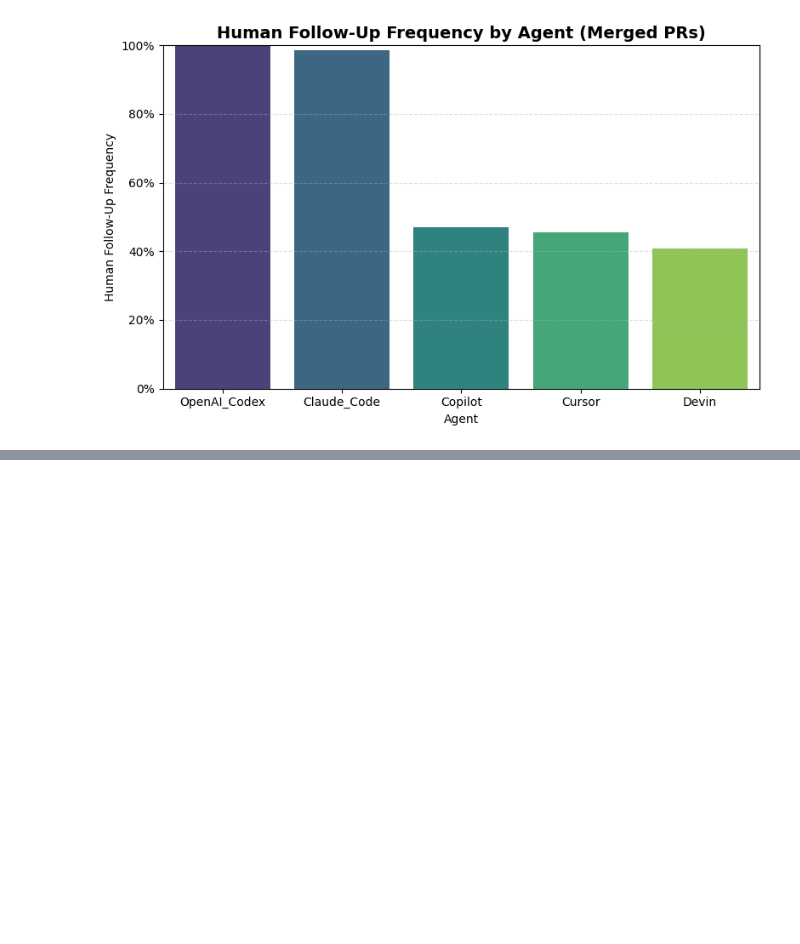
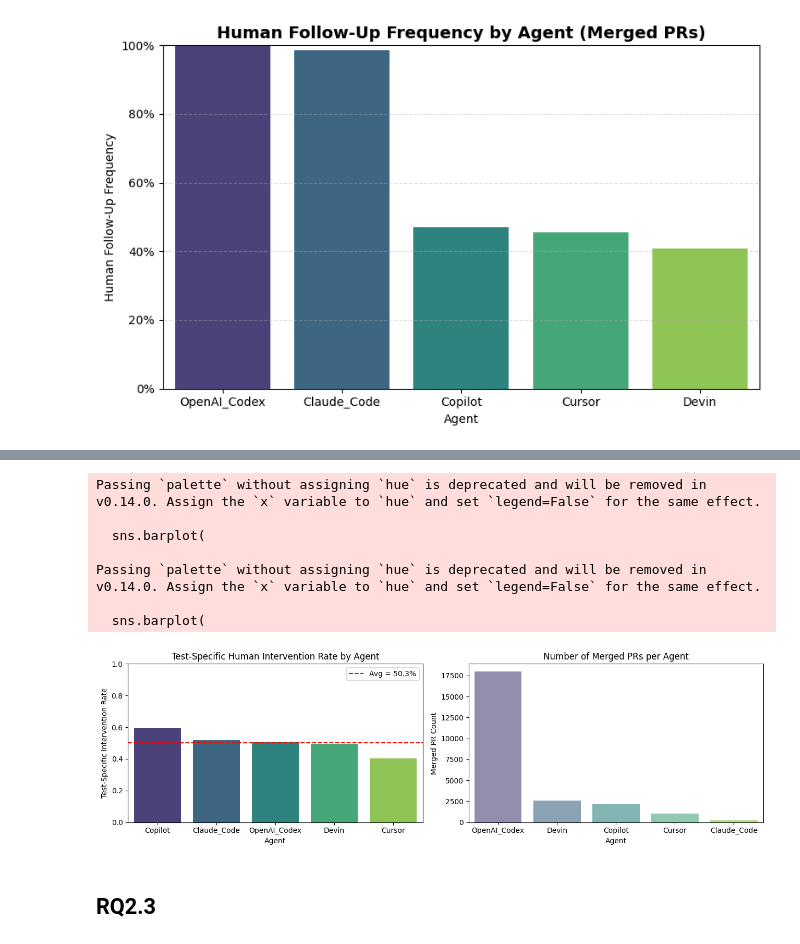
Before and after one commit to Lay-ke/Data-mining, a Jupyter notebook: analysis/load_AIDev.ipynb, the cells around one changed output, grey strips where cells are left out. Drawn from its saved outputs; the diff is of its cells as text; code cells hidden in the pictures; blank space fills up the shorter version.

```diff
--- a/analysis/load_AIDev.ipynb
+++ b/analysis/load_AIDev.ipynb
@@ -1208,0 +1350,56 @@ print(pr_commit_details_df.columns.tolist())
+# %%
+import matplotlib.pyplot as plt
+import seaborn as sns
+
+# --- Assuming followup_df (from RQ2.1) and test_followup_df (from RQ2.2) exist ---
+# followup_df: contains columns ['agent', 'human_followup_frequency']
+# test_followup_df: contains columns ['agent', 'test_intervention_rate']
+
+# Merge to get consistent order & PR counts
+merged_viz_df = followup_df.merge(test_followup_df, on='agent', how='left')
+
+# If you have per-agent PR counts (from merged_prs), include them for context:
+pr_counts = merged_prs.groupby('agent').size().reset_index(name='merged_pr_count')
+merged_viz_df = merged_viz_df.merge(pr_counts, on='agent', how='left')
+
+# --- Visualization ---
+fig, axes = plt.subplots(1, 2, figsize=(13, 4))
+palette = sns.color_palette("viridis", len(merged_viz_df))
+
+# --- Left: Test Intervention Rate ---
+sns.barplot(
+    data=merged_viz_df.sort_values("test_intervention_rate", ascending=False),
+    x="agent", y="test_intervention_rate", ax=axes[0], palette=palette
+)
+axes[0].set_ylim(0, 1)
+axes[0].set_ylabel("Test-Specific Intervention Rate")
+axes[0].set_xlabel("Agent")
+axes[0].set_title("Test-Specific Human Intervention Rate by Agent")
+
+# Add overall average line
+avg_rate = merged_viz_df["test_intervention_rate"].mean()
+axes[0].axhline(avg_rate, color="red", linestyle="--", label=f"Avg = {avg_rate*100:.1f}%")
+axes[0].legend(loc="upper right")
+
+# --- Right: PR Count Context ---
+sns.barplot(
+    data=merged_viz_df.sort_values("merged_pr_count", ascending=False),
+    x="agent", y="merged_pr_count", ax=axes[1], palette=palette, alpha=0.6
+)
+axes[1].set_ylabel("Merged PR Count")
+axes[1].set_xlabel("Agent")
+axes[1].set_title("Number of Merged PRs per Agent")
+
+plt.tight_layout()
+plt.show()
+# %% [output]
+Passing `palette` without assigning `hue` is deprecated and will be removed in v0.14.0. Assign the `x` variable to `hue` and set `legend=False` for the same effect.
+
+  sns.barplot(
+
+Passing `palette` without assigning `hue` is deprecated and will be removed in v0.14.0. Assign the `x` variable to `hue` and set `legend=False` for the same effect.
+
+  sns.barplot(
+[figure, added]
+# %% [markdown]
+## RQ2.3
```
Also changed, not shown: parts of 5 cells of this notebook.
